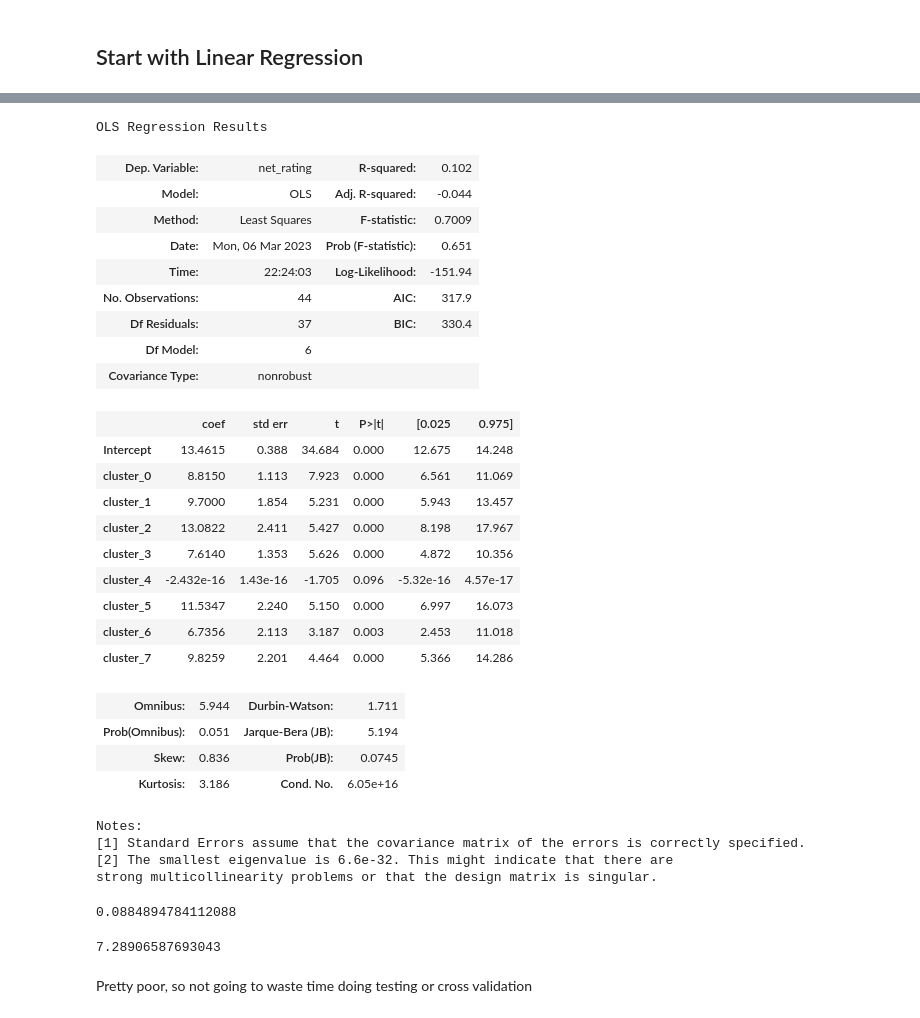
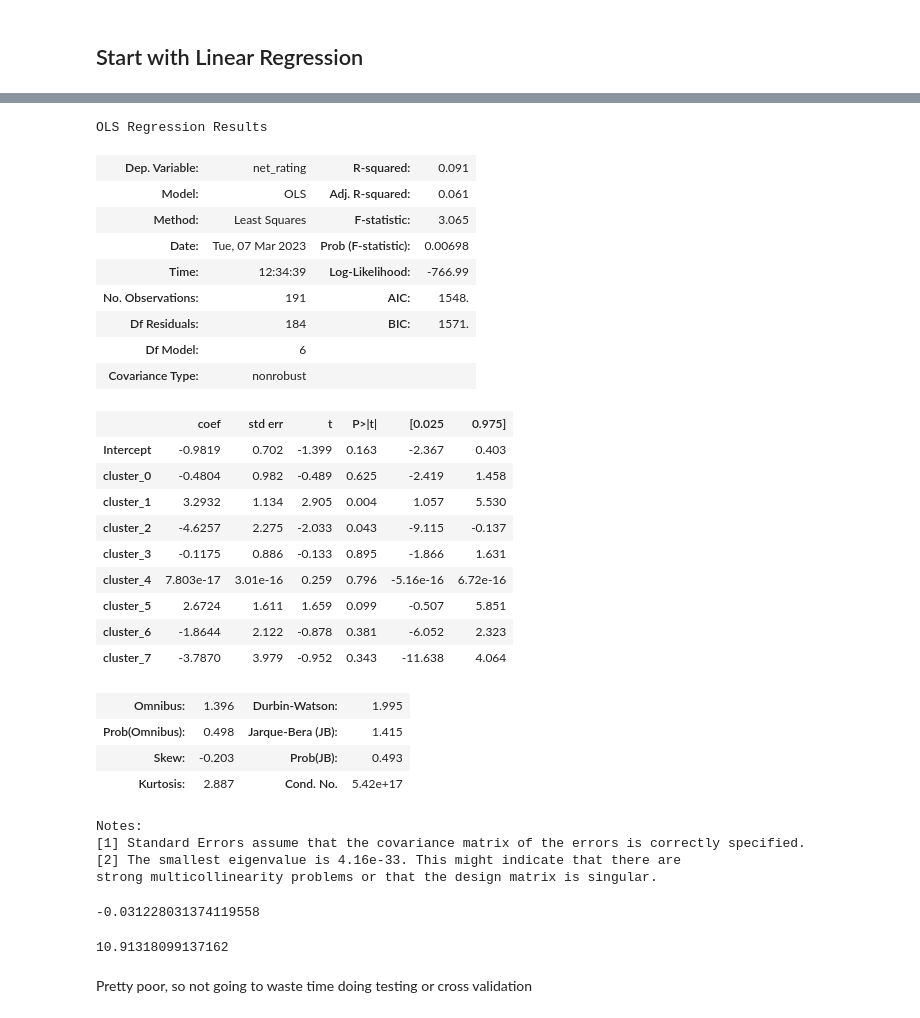
Before and after one commit to HenryLiang-123/MSiA_421, a Jupyter notebook: Project/project.ipynb, the cells around one changed output, grey strips where cells are left out. Saved outputs shown, nothing was run; the diff lists cells and outputs as text; code cells hidden in the pictures.

```diff
--- a/Project/project.ipynb
+++ b/Project/project.ipynb
@@ -13,7 +13,7 @@ dat.head(5)
 | 4 | Lineups | -201976-1626156-1626157-1629020-1... | P. Beverley - D. Russell - K. Tow... | 1610612750 | MIN | 36 | 22 | 14 | 0.611 | ... |
 5 rows × 58 columns
 # %%
-dat_selected = dat.loc[:, [' NET_RATING', 'p1_cluster', 'p2_cluster', 'p3_cluster', 'p4_cluster', 'p5_cluster']]
+dat_selected = dat.loc[:, [' NET_RATING', ' MIN', 'p1_cluster', 'p2_cluster', 'p3_cluster', 'p4_cluster', 'p5_cluster']]
 # %%
 dat_selected
 # %% [output]
@@ -84,7 +84,7 @@ total_dummies.isnull().sum()
 7    0
 dtype: int64
 # %%
-dat_final = pd.concat([dat_selected[' NET_RATING'], total_dummies], axis=1)
+dat_final = pd.concat([dat_selected.loc[:, [' NET_RATING', ' MIN']], total_dummies], axis=1)
 # %%
 dat_final.columns
 # %% [output]
@@ -92,4 +92,4 @@ Index([' NET_RATING', 0, 1, 2, 3, 4, 5, 6, 7], dtype='object')
 # %%
-dat_final.rename(columns={' NET_RATING': 'net_rating', 0: 'cluster_0', 1: 'cluster_1', 2: 'cluster_2', 3: 'cluster_3', 4: 'cluster_4', 5: 'cluster_5', 6: 'cluster_6', 7: 'cluster_7',}, inplace=True)
+dat_final.rename(columns={' NET_RATING': 'net_rating', " MIN": 'minutes', 0: 'cluster_0', 1: 'cluster_1', 2: 'cluster_2', 3: 'cluster_3', 4: 'cluster_4', 5: 'cluster_5', 6: 'cluster_6', 7: 'cluster_7',}, inplace=True)
 dat_final
 # %% [output]
@@ -164,41 +168,43 @@ Notes:
 strong multicollinearity problems or that the design matrix is singular.
 # %%
-# LR for >50 net rating
-X = net_rating_50.drop(labels=['net_rating'], axis=1)
-y = net_rating_50['net_rating']
+# LR for >50 minutes
+
+min_50 = dat_final.loc[dat_final['minutes'] >= 50, :]
+X = min_50.drop(labels=['net_rating'], axis=1)
+y = min_50['net_rating']
 X_train, X_test, y_train, y_test = train_test_split(X, y, test_size=0.33, random_state=42)
 formula = 'net_rating ~ cluster_0 + cluster_1 + cluster_2 + cluster_3 + cluster_4 + cluster_5 + cluster_6 + cluster_7'
 m1 = smf.ols(formula=formula, data = pd.concat([X_train, y_train], axis = 1))
 m1_fit = m1.fit()
 m1_fit.summary()
 # %% [output]
 OLS Regression Results
-| Dep. Variable: | net_rating | R-squared: | 0.102 |
-| Model: | OLS | Adj. R-squared: | -0.044 |
-| Method: | Least Squares | F-statistic: | 0.7009 |
-| Date: | Mon, 06 Mar 2023 | Prob (F-statistic): | 0.651 |
-| Time: | 22:24:03 | Log-Likelihood: | -151.94 |
-| No. Observations: | 44 | AIC: | 317.9 |
-| Df Residuals: | 37 | BIC: | 330.4 |
+| Dep. Variable: | net_rating | R-squared: | 0.091 |
+| Model: | OLS | Adj. R-squared: | 0.061 |
+| Method: | Least Squares | F-statistic: | 3.065 |
+| Date: | Tue, 07 Mar 2023 | Prob (F-statistic): | 0.00698 |
+| Time: | 12:34:39 | Log-Likelihood: | -766.99 |
+| No. Observations: | 191 | AIC: | 1548. |
+| Df Residuals: | 184 | BIC: | 1571. |
 | Df Model: | 6 |  |  |
 | Covariance Type: | nonrobust |  |  |
 |  | coef | std err | t | P>|t| | [0.025 | 0.975] |
-| Intercept | 13.4615 | 0.388 | 34.684 | 0.000 | 12.675 | 14.248 |
-| cluster_0 | 8.8150 | 1.113 | 7.923 | 0.000 | 6.561 | 11.069 |
-| cluster_1 | 9.7000 | 1.854 | 5.231 | 0.000 | 5.943 | 13.457 |
-| cluster_2 | 13.0822 | 2.411 | 5.427 | 0.000 | 8.198 | 17.967 |
-| cluster_3 | 7.6140 | 1.353 | 5.626 | 0.000 | 4.872 | 10.356 |
-| cluster_4 | -2.432e-16 | 1.43e-16 | -1.705 | 0.096 | -5.32e-16 | 4.57e-17 |
-| cluster_5 | 11.5347 | 2.240 | 5.150 | 0.000 | 6.997 | 16.073 |
-| cluster_6 | 6.7356 | 2.113 | 3.187 | 0.003 | 2.453 | 11.018 |
-| cluster_7 | 9.8259 | 2.201 | 4.464 | 0.000 | 5.366 | 14.286 |
+| Intercept | -0.9819 | 0.702 | -1.399 | 0.163 | -2.367 | 0.403 |
+| cluster_0 | -0.4804 | 0.982 | -0.489 | 0.625 | -2.419 | 1.458 |
+| cluster_1 | 3.2932 | 1.134 | 2.905 | 0.004 | 1.057 | 5.530 |
+| cluster_2 | -4.6257 | 2.275 | -2.033 | 0.043 | -9.115 | -0.137 |
+| cluster_3 | -0.1175 | 0.886 | -0.133 | 0.895 | -1.866 | 1.631 |
+| cluster_4 | 7.803e-17 | 3.01e-16 | 0.259 | 0.796 | -5.16e-16 | 6.72e-16 |
+| cluster_5 | 2.6724 | 1.611 | 1.659 | 0.099 | -0.507 | 5.851 |
+| cluster_6 | -1.8644 | 2.122 | -0.878 | 0.381 | -6.052 | 2.323 |
+| cluster_7 | -3.7870 | 3.979 | -0.952 | 0.343 | -11.638 | 4.064 |
-| Omnibus: | 5.944 | Durbin-Watson: | 1.711 |
-| Prob(Omnibus): | 0.051 | Jarque-Bera (JB): | 5.194 |
-| Skew: | 0.836 | Prob(JB): | 0.0745 |
-| Kurtosis: | 3.186 | Cond. No. | 6.05e+16 |
+| Omnibus: | 1.396 | Durbin-Watson: | 1.995 |
+| Prob(Omnibus): | 0.498 | Jarque-Bera (JB): | 1.415 |
+| Skew: | -0.203 | Prob(JB): | 0.493 |
+| Kurtosis: | 2.887 | Cond. No. | 5.42e+17 |
 Notes:
 [1] Standard Errors assume that the covariance matrix of the errors is correctly specified.
-[2] The smallest eigenvalue is 6.6e-32. This might indicate that there are
+[2] The smallest eigenvalue is 4.16e-33. This might indicate that there are
 strong multicollinearity problems or that the design matrix is singular.
 # %%
 import statistics as stat
@@ -208,13 +214,13 @@ mse = np.mean((pred - y_test)**2)
 r2 = 1 - mse / stat.variance(y_test)
 r2
 # %% [output]
-0.0884894784112088
+-0.031228031374119558
 # %%
 pred = m1_fit.predict(X_test)
 mae = np.mean(abs(pred - y_test))
 mae
 # %% [output]
-7.28906587693043
+10.91318099137162
 # %% [markdown]
 Pretty poor, so not going to waste time doing testing or cross validation
 # %% [markdown]
```
Also changed, not shown: parts of 15 cells of this notebook.
